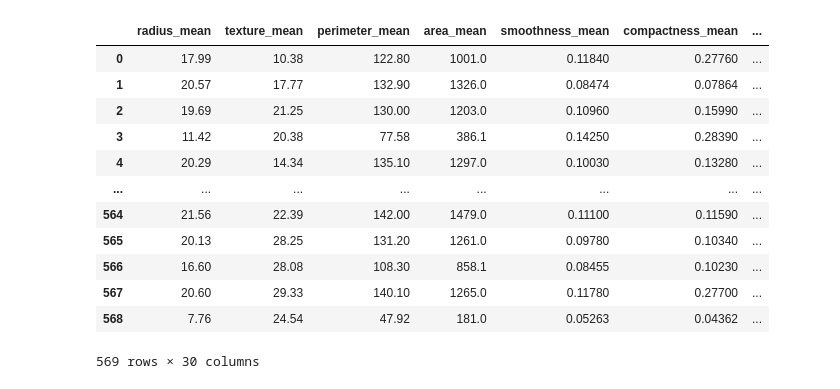
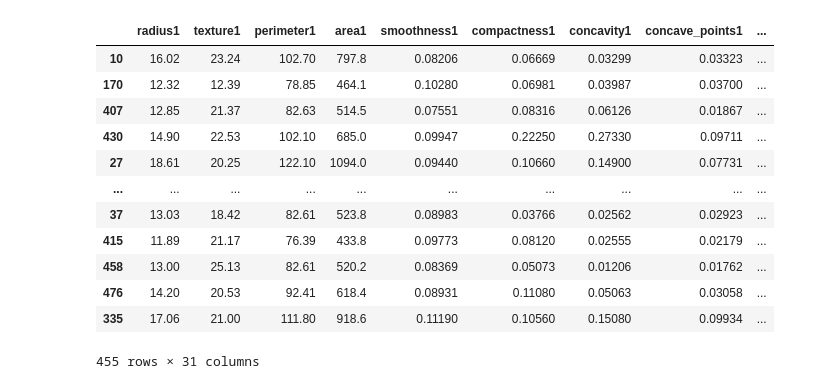
Before and after one commit to MarkusMueller-DS/Synthetic-Data-Generation, a Jupyter notebook: notebooks/1_EDA_breast_cancer.ipynb, the cells around one changed output. Saved outputs shown, nothing was run; the diff lists cells and outputs as text; code cells hidden in the pictures.

Commit message:
upadeted eda for cancer dataset

```diff
--- a/notebooks/1_EDA_breast_cancer.ipynb
+++ b/notebooks/1_EDA_breast_cancer.ipynb
@@ -168,16 +11,41 @@ data
-# %%
-data.iloc[:, 1:31]
-# %% [output]
-|  | radius_mean | texture_mean | perimeter_mean | area_mean | smoothness_mean | compactness_mean | ... |
-| 0 | 17.99 | 10.38 | 122.80 | 1001.0 | 0.11840 | 0.27760 | ... |
-| 1 | 20.57 | 17.77 | 132.90 | 1326.0 | 0.08474 | 0.07864 | ... |
-| 2 | 19.69 | 21.25 | 130.00 | 1203.0 | 0.10960 | 0.15990 | ... |
-| 3 | 11.42 | 20.38 | 77.58 | 386.1 | 0.14250 | 0.28390 | ... |
-| 4 | 20.29 | 14.34 | 135.10 | 1297.0 | 0.10030 | 0.13280 | ... |
-| ... | ... | ... | ... | ... | ... | ... | ... |
-| 564 | 21.56 | 22.39 | 142.00 | 1479.0 | 0.11100 | 0.11590 | ... |
-| 565 | 20.13 | 28.25 | 131.20 | 1261.0 | 0.09780 | 0.10340 | ... |
-| 566 | 16.60 | 28.08 | 108.30 | 858.1 | 0.08455 | 0.10230 | ... |
-| 567 | 20.60 | 29.33 | 140.10 | 1265.0 | 0.11780 | 0.27700 | ... |
-| 568 | 7.76 | 24.54 | 47.92 | 181.0 | 0.05263 | 0.04362 | ... |
-569 rows × 30 columns
+# %%
+data_path = "../data/raw/cancer/wdbc.data"
+info_path = "../data/info/cancer.json"
+
+# load data
+data_df = pd.read_csv(data_path, header=None)
+# load dataset info json
+with open(info_path, "r") as f:
+    info = json.load(f)
+
+data_df.columns = info["column_names"]
+
+# split data
+X = data_df.iloc[:, 2:]
+y = data_df["Diagnosis"]
+
+X_train, X_test, y_train, y_test = train_test_split(X, y, test_size=0.2, random_state=42, stratify=y)
+
+# combine X and y again
+
+X_train["Diagnosis"] = y_train
+X_test["Diagnosis"] = y_test
+
+train_df = X_train
+test_df = X_test
+# %%
+train_df
+# %% [output]
+|  | radius1 | texture1 | perimeter1 | area1 | smoothness1 | compactness1 | concavity1 | concave_points1 | ... |
+| 10 | 16.02 | 23.24 | 102.70 | 797.8 | 0.08206 | 0.06669 | 0.03299 | 0.03323 | ... |
+| 170 | 12.32 | 12.39 | 78.85 | 464.1 | 0.10280 | 0.06981 | 0.03987 | 0.03700 | ... |
+| 407 | 12.85 | 21.37 | 82.63 | 514.5 | 0.07551 | 0.08316 | 0.06126 | 0.01867 | ... |
+| 430 | 14.90 | 22.53 | 102.10 | 685.0 | 0.09947 | 0.22250 | 0.27330 | 0.09711 | ... |
+| 27 | 18.61 | 20.25 | 122.10 | 1094.0 | 0.09440 | 0.10660 | 0.14900 | 0.07731 | ... |
+| ... | ... | ... | ... | ... | ... | ... | ... | ... | ... |
+| 37 | 13.03 | 18.42 | 82.61 | 523.8 | 0.08983 | 0.03766 | 0.02562 | 0.02923 | ... |
+| 415 | 11.89 | 21.17 | 76.39 | 433.8 | 0.09773 | 0.08120 | 0.02555 | 0.02179 | ... |
+| 458 | 13.00 | 25.13 | 82.61 | 520.2 | 0.08369 | 0.05073 | 0.01206 | 0.01762 | ... |
+| 476 | 14.20 | 20.53 | 92.41 | 618.4 | 0.08931 | 0.11080 | 0.05063 | 0.03058 | ... |
+| 335 | 17.06 | 21.00 | 111.80 | 918.6 | 0.11190 | 0.10560 | 0.15080 | 0.09934 | ... |
+455 rows × 31 columns
```
Also changed, not shown: parts of 25 cells of this notebook, 5 other files.
